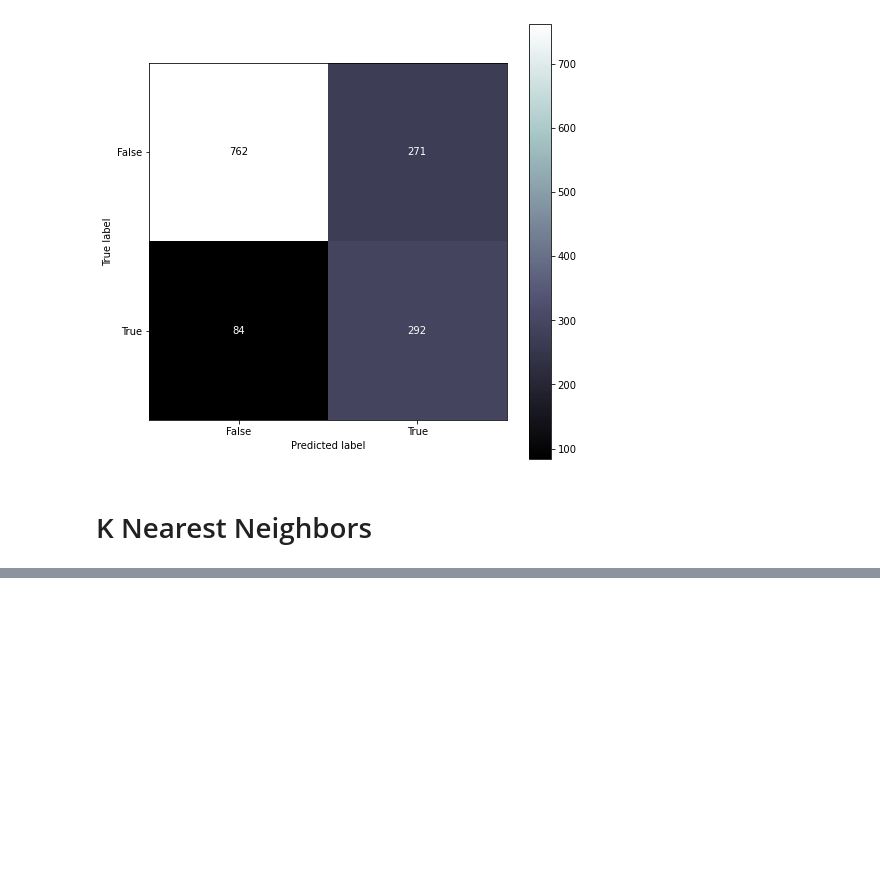
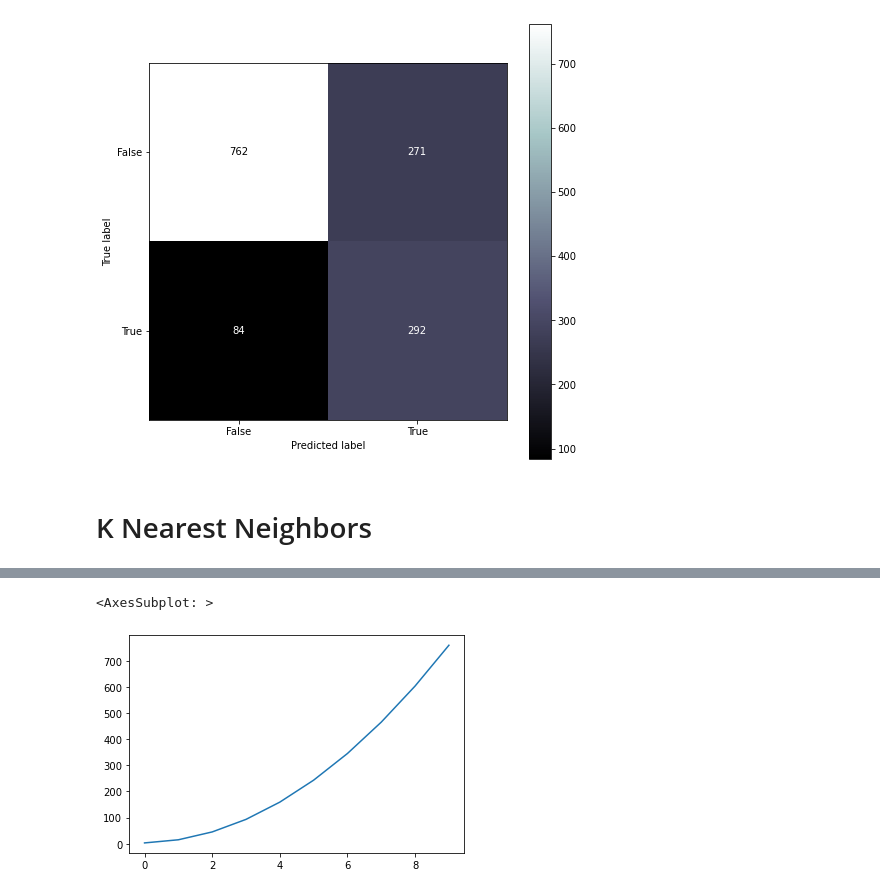
Before and after one commit to Jeff-ChenFan-Wang/TelecomChurnAnalysis, a Jupyter notebook: Model.ipynb, the cells around one changed output, grey strips where cells are left out. Saved outputs shown, nothing was run; the diff lists cells and outputs as text; code cells hidden in the pictures; blank space fills up the shorter version.

```diff
--- a/Model.ipynb
+++ b/Model.ipynb
@@ -150,0 +167,5 @@ pd.DataFrame(log_x_train[fold[0]].todense(),columns=log_pipe.get_feature_names_o
+# %%
+sns.lineplot([ 9*x*x+3*x+3 for x in range(0,10)])
+# %% [output]
+<AxesSubplot: >
+[figure, added]
```
Also changed, not shown: parts of 15 cells of this notebook.
